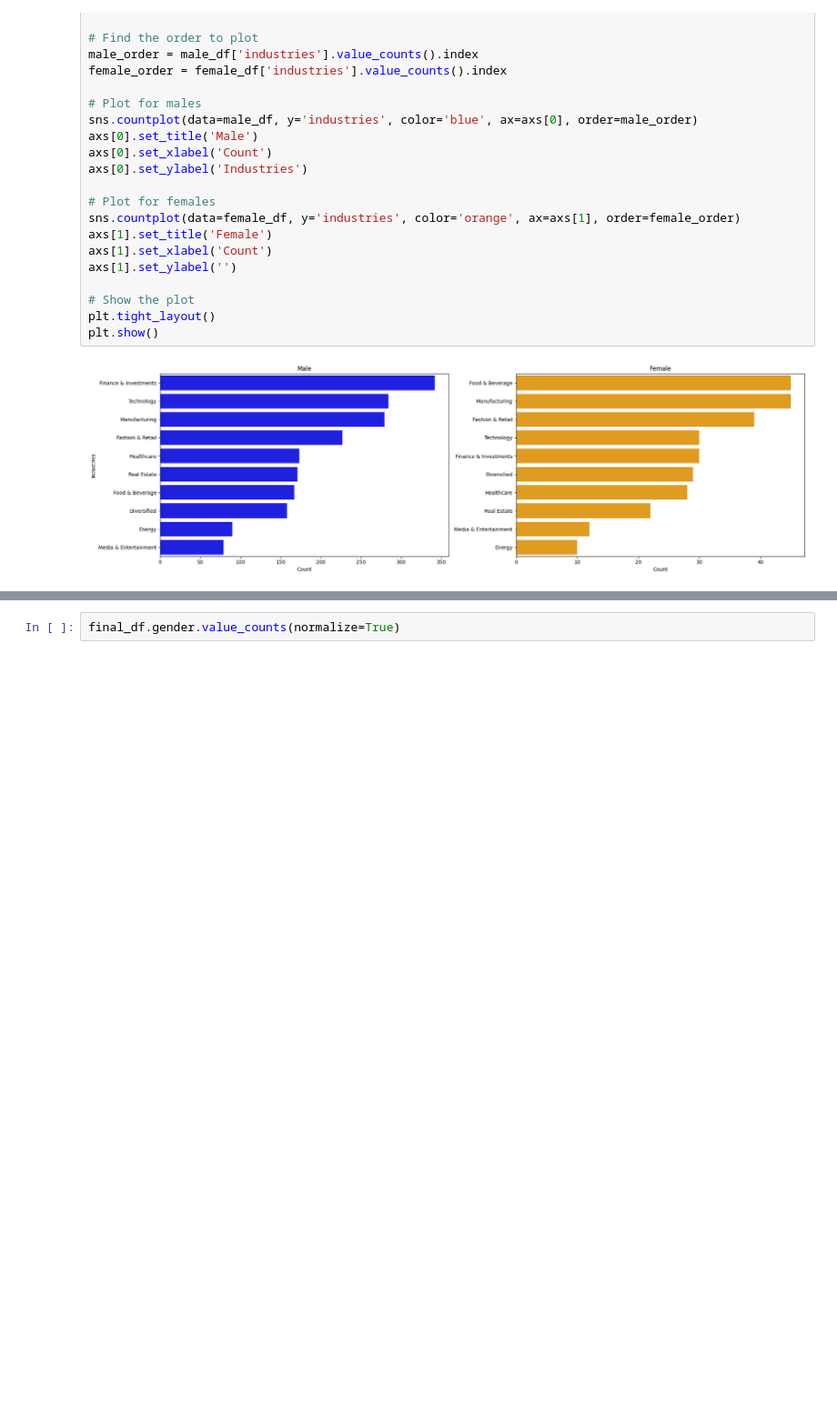
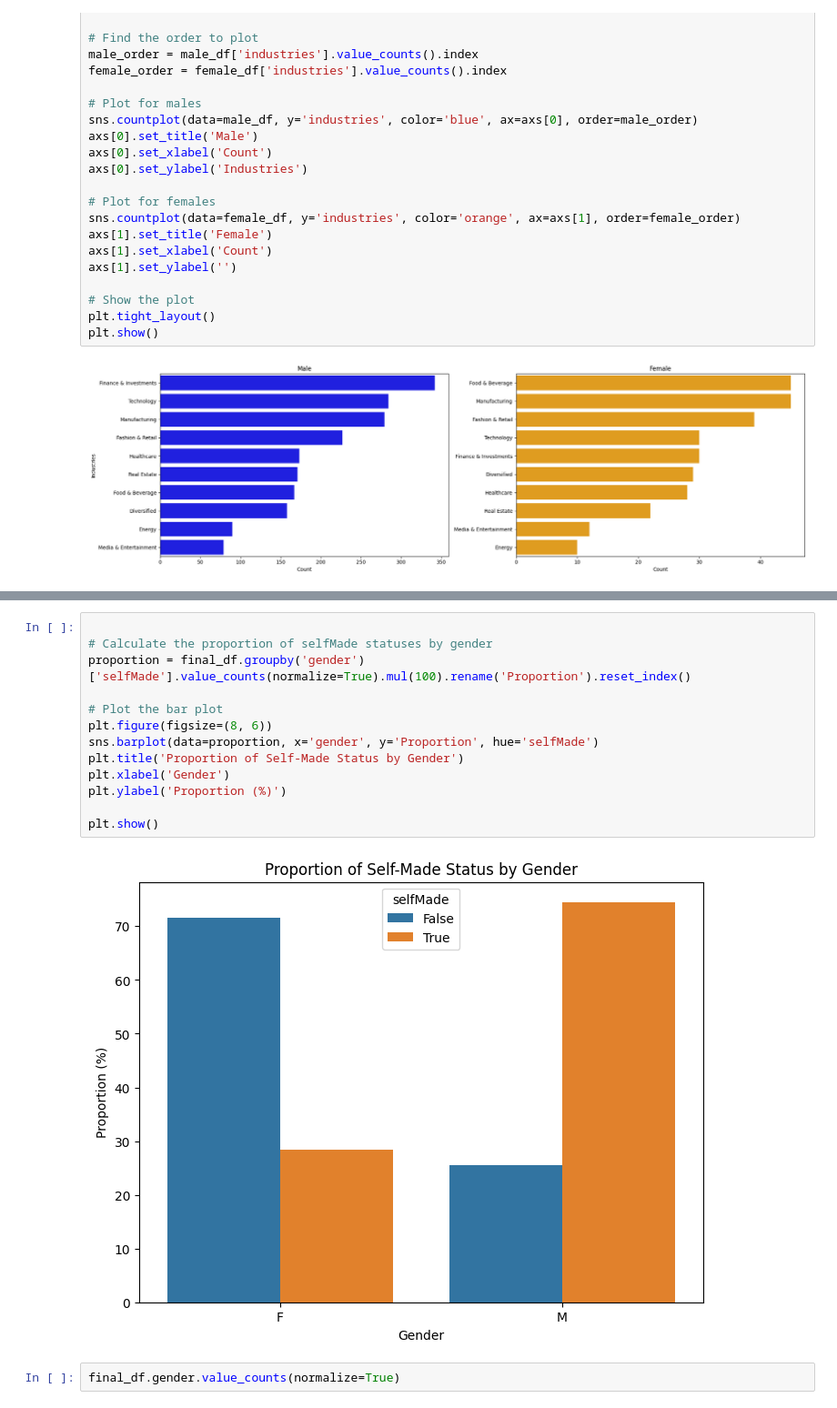
Before and after one commit to ErinZhan2500/SI618FinalProject, a Jupyter notebook: FinalProject.ipynb, the cells around one changed output, grey strips where cells are left out. Shown at 91% size. Saved outputs shown, nothing was run; the diff lists cells and outputs as text; blank space fills up the shorter version.

Commit message:
gender

```diff
--- a/FinalProject.ipynb
+++ b/FinalProject.ipynb
@@ -615,3 +655,18 @@ Mean for Male: 12.416535067347889
+# %%
+
+# Calculate the proportion of selfMade statuses by gender
+proportion = final_df.groupby('gender')['selfMade'].value_counts(normalize=True).mul(100).rename('Proportion').reset_index()
+
+# Plot the bar plot
+plt.figure(figsize=(8, 6))
+sns.barplot(data=proportion, x='gender', y='Proportion', hue='selfMade')
+plt.title('Proportion of Self-Made Status by Gender')
+plt.xlabel('Gender')
+plt.ylabel('Proportion (%)')
+
+plt.show()
+# %% [output]
+[figure, added]
 # %%
 final_df.gender.value_counts(normalize=True)
 # %% [output]
```
Also changed, not shown: parts of 9 cells of this notebook.
